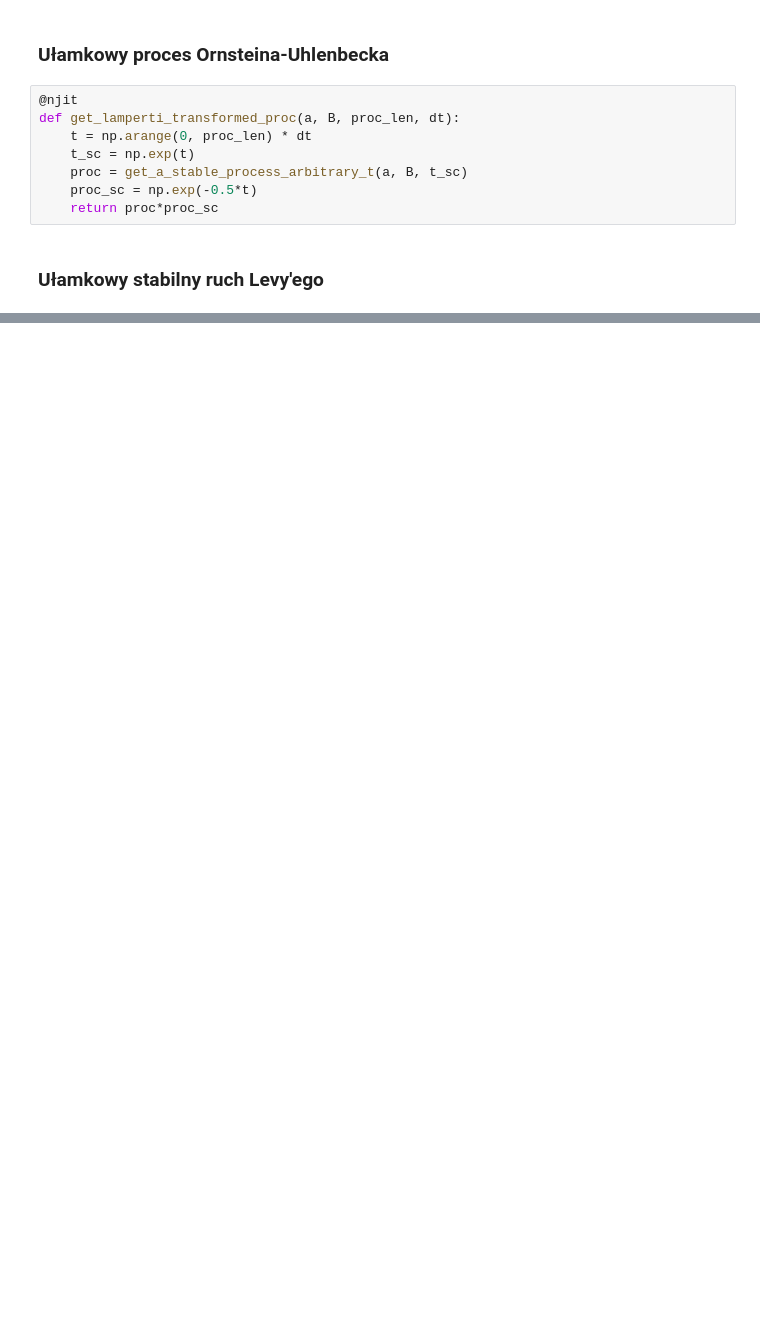
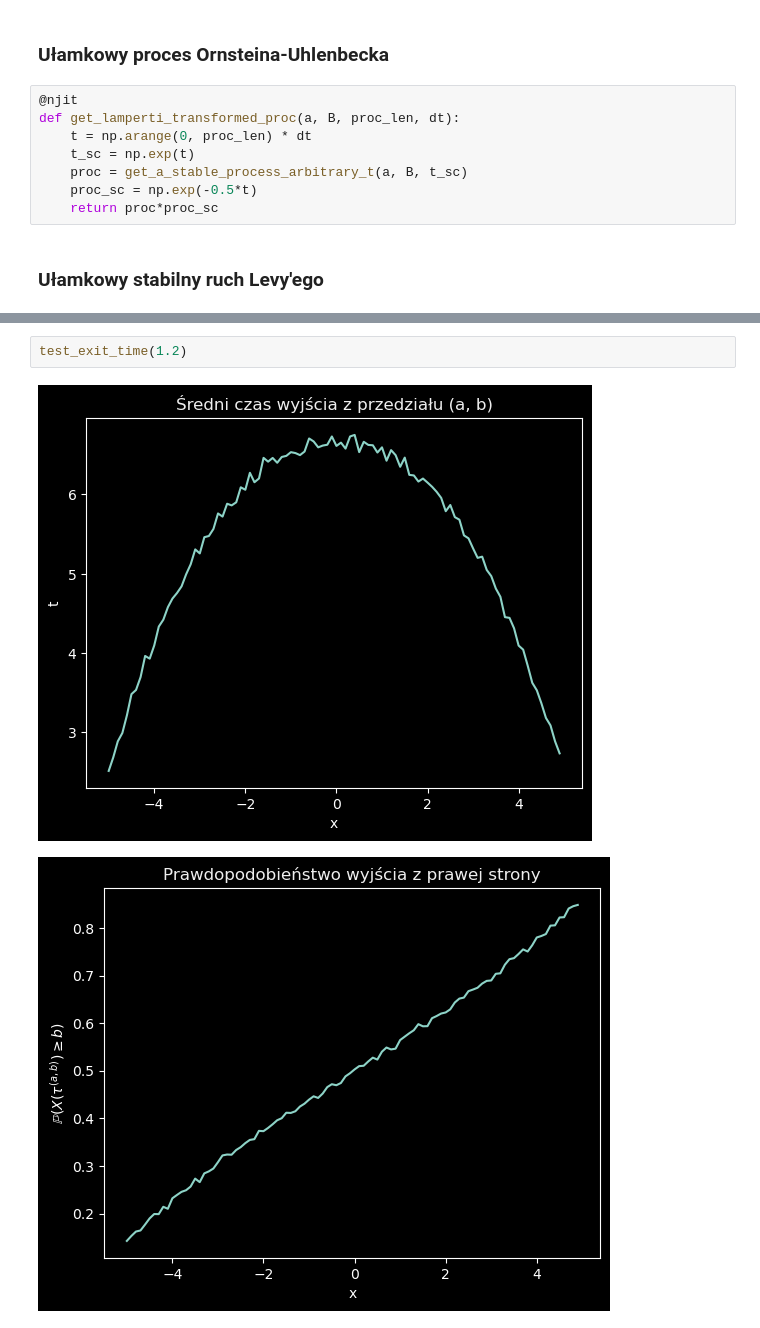
Before and after one commit to BartoszMichalak13/Raports-CSoSP, a Jupyter notebook: ksps_r3_242504_268429.ipynb, the cells around one changed output, grey strips where cells are left out. Saved outputs shown, nothing was run; the diff lists cells and outputs as text; blank space fills up the shorter version.

```diff
--- a/ksps_r3_242504_268429.ipynb
+++ b/ksps_r3_242504_268429.ipynb
@@ -152,0 +251,5 @@ def get_lamperti_transformed_proc(a, B, proc_len, dt):
+# %%
+test_exit_time(1.2)
+# %% [output]
+[figure, added]
+[figure, added]
```
Also changed, not shown: parts of 8 cells of this notebook.
